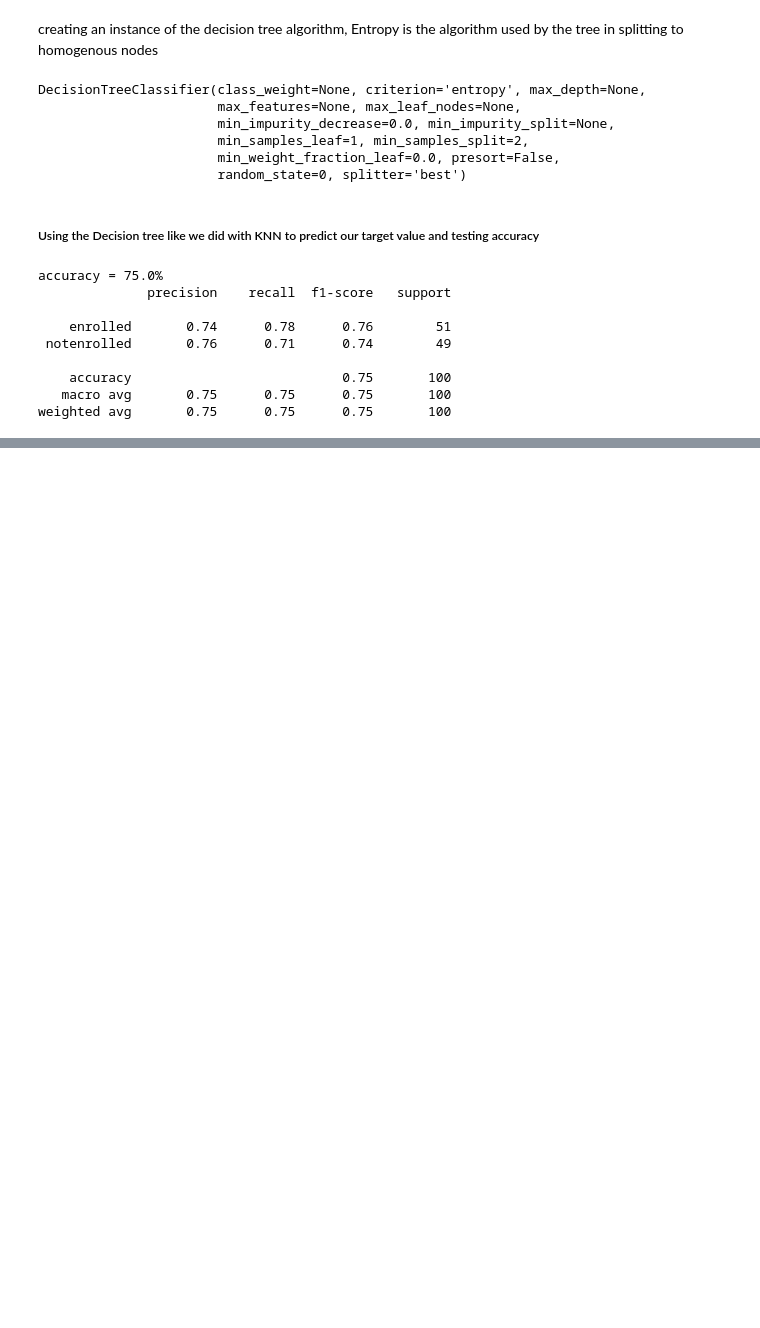
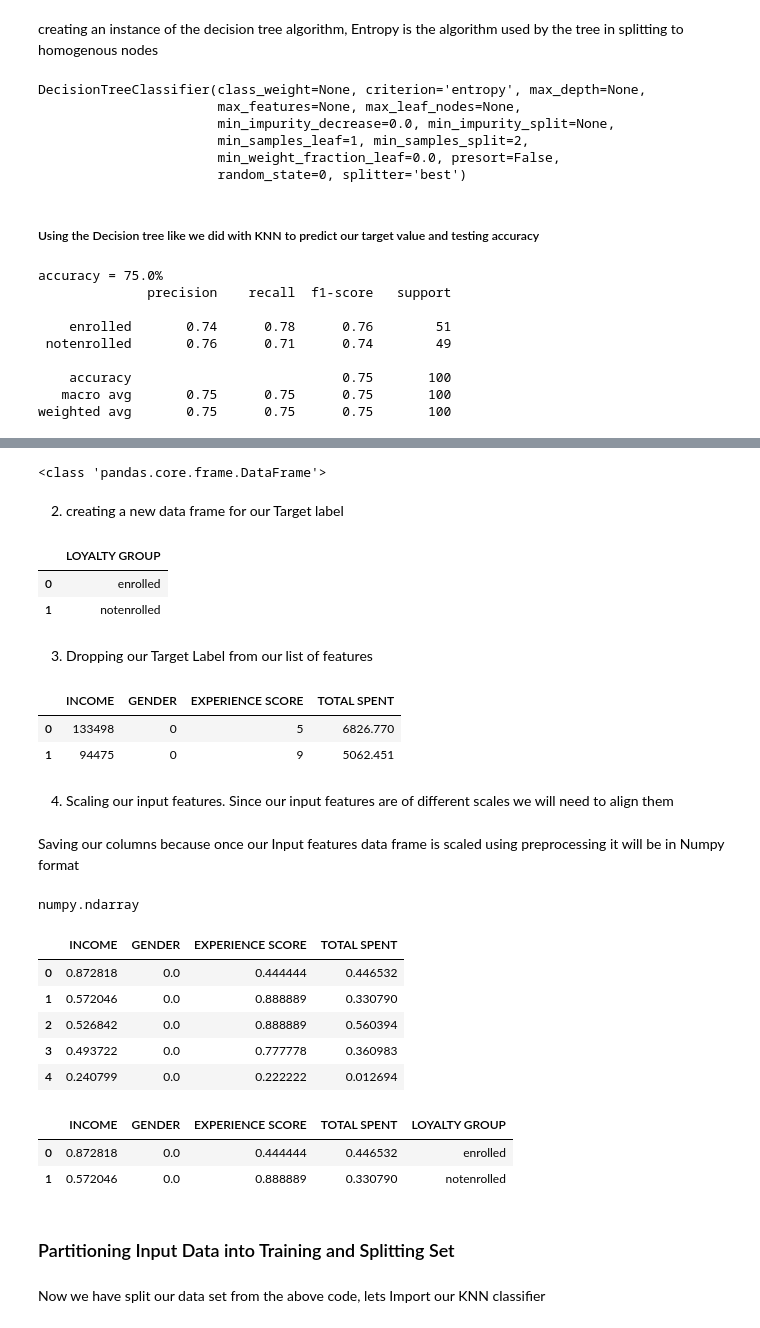
Before and after one commit to okeks/classification-supervised-, a Jupyter notebook: Retailer X Classification Analysis-Supervised Learning.ipynb, the cells around one changed output, grey strips where cells are left out. Cells and saved outputs as stored; diff of their text form; code cells hidden in the pictures; blank space fills up the shorter version.

```diff
--- a/Retailer X Classification Analysis-Supervised Learning.ipynb
+++ b/Retailer X Classification Analysis-Supervised Learning.ipynb
@@ -911,0 +993,27 @@ weighted avg       0.75      0.75      0.75       100
+# %%
+EF_classification = customer_all_view[['INCOME','GENDER','EXPERIENCE SCORE','TOTAL SPENT','LOYALTY GROUP']]
+EF_classification.head(3)
+print(type(DF_classification))
+# %% [output]
+<class 'pandas.core.frame.DataFrame'>
+# %% [markdown]
+2) creating a new data frame for our Target label
+# %%
+Target_Label = pd.DataFrame(EF_classification['LOYALTY GROUP'])
+Target_Label.head(2)
+# %% [output]
+|  | LOYALTY GROUP |
+| 0 | enrolled |
+| 1 | notenrolled |
+# %% [markdown]
+3) Dropping our Target Label from our list of features
+# %%
+EF_classification = EF_classification.drop(['LOYALTY GROUP'],axis=1)
+# %%
+EF_classification.head(2)
+# %% [output]
+|  | INCOME | GENDER | EXPERIENCE SCORE | TOTAL SPENT |
+| 0 | 133498 | 0 | 5 | 6826.770 |
+| 1 | 94475 | 0 | 9 | 5062.451 |
+# %% [markdown]
+4) Scaling our input features. Since our input features are of different scales we will need to align them
@@ -911,0 +1022,21 @@ weighted avg       0.75      0.75      0.75       100
+# %% [markdown]
+Saving our columns because once our Input features data frame is scaled using preprocessing it will be in Numpy format
+# %%
+EF_classification_columns = EF_classification.columns.values
+# %%
+EF_classification = preprocessing.minmax_scale(EF_classification)
+# %%
+type(EF_classification)
+# %% [output]
+numpy.ndarray
+# %%
+EF_classification = pd.DataFrame(EF_classification,columns=EF_classification_columns)
+# %%
+EF_classification.head()
+# %% [output]
+|  | INCOME | GENDER | EXPERIENCE SCORE | TOTAL SPENT |
+| 0 | 0.872818 | 0.0 | 0.444444 | 0.446532 |
+| 1 | 0.572046 | 0.0 | 0.888889 | 0.330790 |
+| 2 | 0.526842 | 0.0 | 0.888889 | 0.560394 |
+| 3 | 0.493722 | 0.0 | 0.777778 | 0.360983 |
+| 4 | 0.240799 | 0.0 | 0.222222 | 0.012694 |
@@ -911,0 +1045,8 @@ weighted avg       0.75      0.75      0.75       100
+# %%
+EF_classification.head(2)
+# %% [output]
+|  | INCOME | GENDER | EXPERIENCE SCORE | TOTAL SPENT | LOYALTY GROUP |
+| 0 | 0.872818 | 0.0 | 0.444444 | 0.446532 | enrolled |
+| 1 | 0.572046 | 0.0 | 0.888889 | 0.330790 | notenrolled |
+# %% [markdown]
+### Partitioning Input Data into Training and Splitting Set
@@ -911,0 +1058,2 @@ weighted avg       0.75      0.75      0.75       100
+# %% [markdown]
+Now we have split our data set from the above code, lets Import our KNN classifier
```
Also changed, not shown: parts of 80 cells of this notebook.
